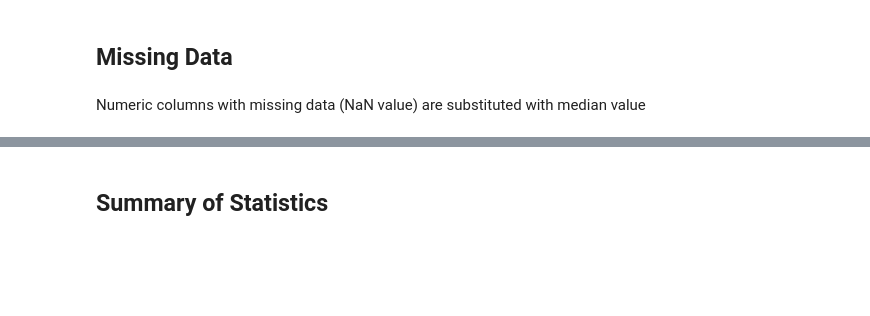
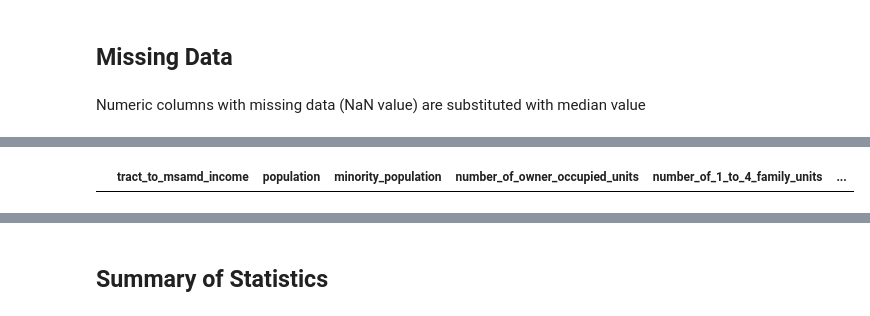
Before and after one commit to khmsha/Springboard, a Jupyter notebook: Capstone_Project1/Data Wrangling/WashingtonHomeLoans.ipynb, the cells around one changed output, grey strips where cells are left out. Cells and saved outputs as stored; diff of their text form; code cells hidden in the pictures; blank space fills up the shorter version.

```diff
--- a/Capstone_Project1/Data Wrangling/WashingtonHomeLoans.ipynb
+++ b/Capstone_Project1/Data Wrangling/WashingtonHomeLoans.ipynb
@@ -278,3 +235,24 @@ msamd_null.head()
+# %%
+# Function to replace missing value in msamd_name with census_tract_number
+def replace_msamdname(row):
+    #for index, row in WA_HomeLoan_df.iterrows():
+    if not pd.isnull(row.msamd_name):
+        return row.msamd_name
+    else:
+        if row.census_tract_number in census_msamd_map_dict:
+            row.msamd_name = census_msamd_map_dict[row.census_tract_number]
+            return row.msamd_name
+        else:
+            row.msamd_name = 'Unknown'
+            return row.msamd_name
+# %%
+#  Substitute missing values in msamd_name with value based on value in census_tract_number
+WA_HomeLoan_df.msamd_name = WA_HomeLoan_df.apply(replace_msamdname, axis=1)
+# %%
+# Check if there are null values in msamd
+WA_HomeLoan_df[WA_HomeLoan_df.msamd_name.isnull()]
+# %% [output]
+|  | tract_to_msamd_income | population | minority_population | number_of_owner_occupied_units | number_of_1_to_4_family_units | ... |
 # %%
 # inspect dataset info
 WA_HomeLoan_df.info()
```
Also changed, not shown: parts of 54 cells of this notebook, 1 other file.
